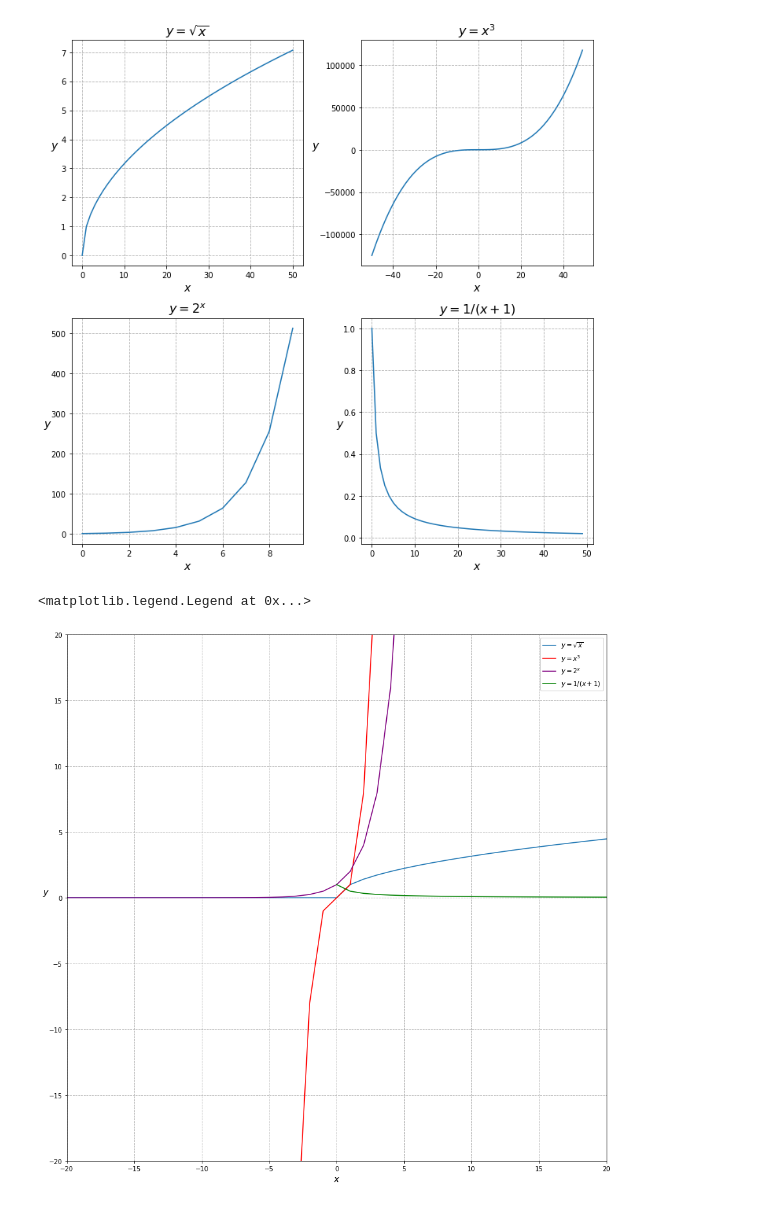
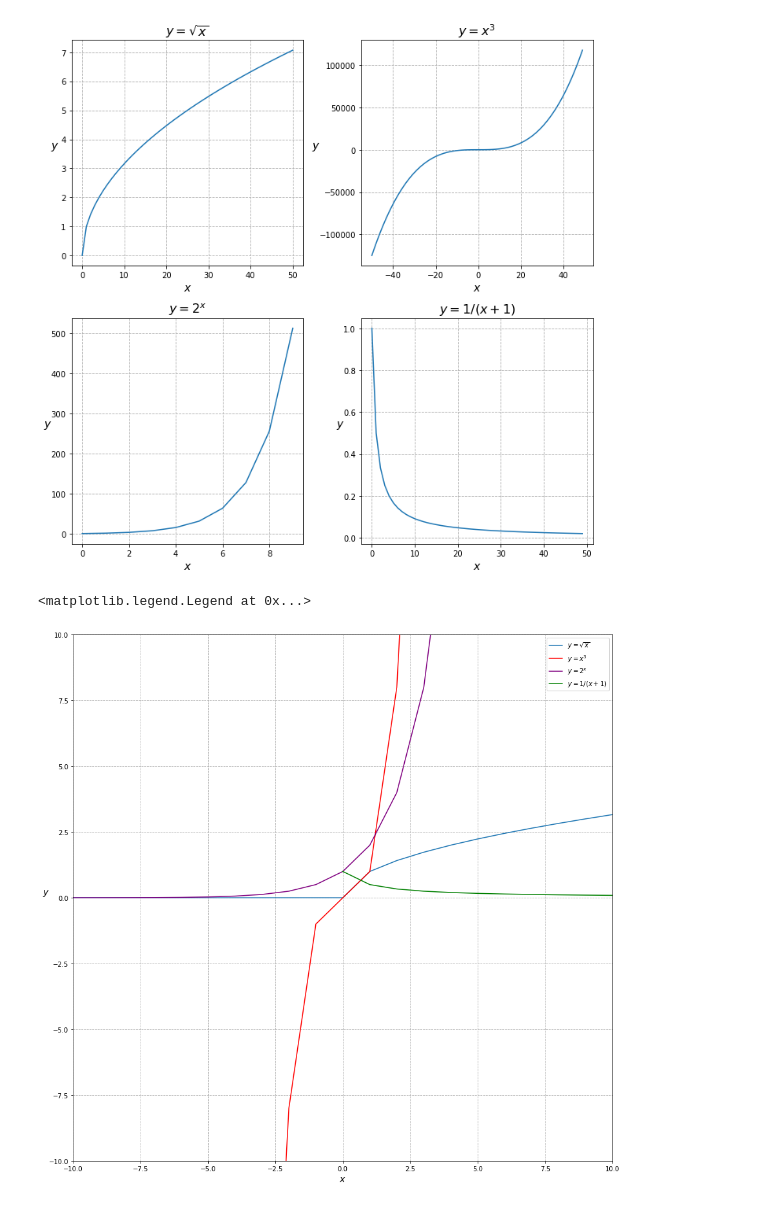
Before and after one commit to Ken-Alviola/numpy-pandas-visualization-exercises, a Jupyter notebook: matplotlib_exercises.ipynb, the cells around one changed output. Cells and saved outputs as stored; diff of their text form; code cells hidden in the pictures.

```diff
--- a/matplotlib_exercises.ipynb
+++ b/matplotlib_exercises.ipynb
@@ -140,33 +140,33 @@ plt.figure(figsize = (15,15))
 x1 = list(range(-20,21))
 y1 = [n ** 0.5 for n in x1]
 
 x2 = list(range(-5,6))
 y2 = [n ** 3 for n in x2]
 
 x3 = list(range(-20,21))
 y3 = [(2 ** n) for n in x3]
 
 x4 = list(range(0,21))
 y4 = [1 / (n + 1) for n in x4]
 
 
 plt.plot(x1,y1, label = '$y = \sqrt{x}$')
 plt.grid(True, ls = '--')
 
 plt.xlabel('$x$',fontsize = 14)
 plt.ylabel('$y$ ',fontsize = 14,rotation = 0)
 
 plt.plot(x2,y2, color = 'red', label = '$y = x^3$')
 
 plt.plot(x3,y3, color = 'purple', label = '$y = 2^x$')
 
 plt.plot(x4,y4, color = 'green', label = '$y = 1/(x+1)$')
 
-plt.xlim(-20,20)
-plt.ylim(-20,20)
+plt.xlim(-10,10)
+plt.ylim(-10,10)
 
 #plt.title('$y = 1/(x+1)$', fontsize = 16)
 plt.legend()
 # %% [output]
 <matplotlib.legend.Legend at 0x...>
-[figure, old version]
+[figure, new version]
```
Also changed, not shown: 3 other files.
